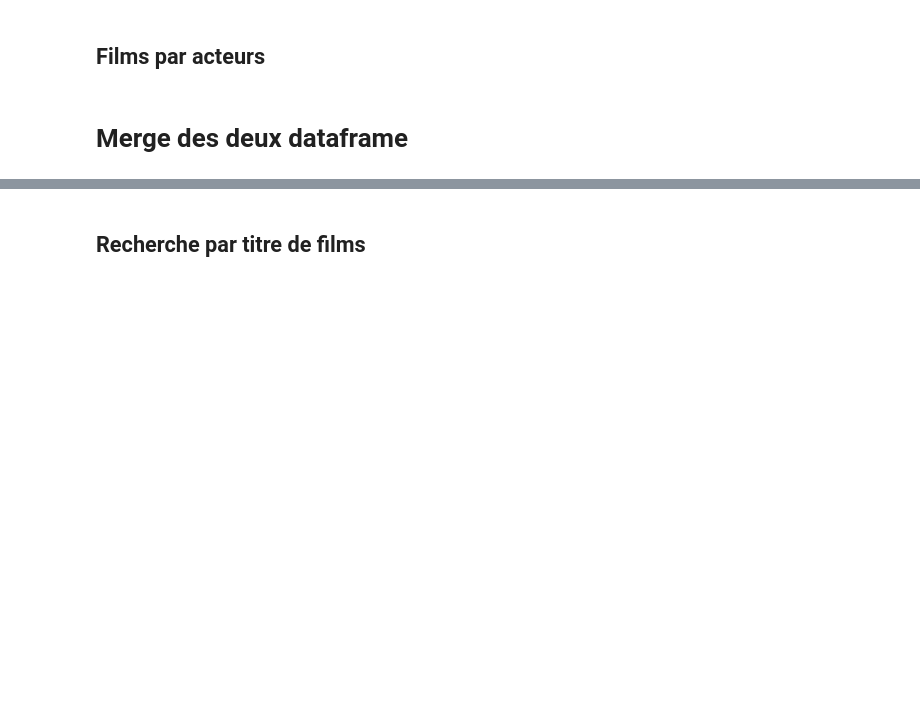
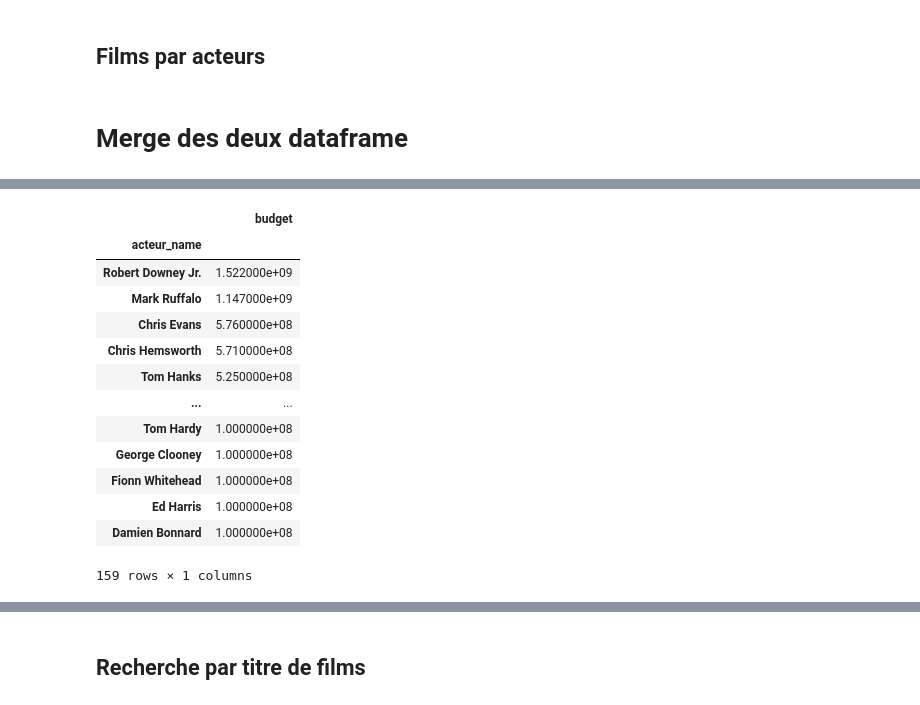
Before and after one commit to OscarTou/CinePred, a Jupyter notebook: notebooks/PLOT et Création de features.ipynb, the cells around one changed output, grey strips where cells are left out. Cells and saved outputs as stored; diff of their text form; code cells hidden in the pictures; blank space fills up the shorter version.

```diff
--- a/notebooks/PLOT et Création de features.ipynb
+++ b/notebooks/PLOT et Création de features.ipynb
@@ -205,3 +205,18 @@ len(acteurs_df_cat['acteur_name'].unique())
 # %%
-acteurs_df_cat[['acteur_name','budget']].groupby(by='acteur_name').sum().sort_values(by="budget", ascending=False).head(159)
+# acteurs_df_cat[['acteur_name','budget']].groupby(by='acteur_name').sum().sort_values(by="budget", ascending=False).head(159)
+# %% [output]
+|  | budget |
+| acteur_name |  |
+| Robert Downey Jr. | 1.522000e+09 |
+| Mark Ruffalo | 1.147000e+09 |
+| Chris Evans | 5.760000e+08 |
+| Chris Hemsworth | 5.710000e+08 |
+| Tom Hanks | 5.250000e+08 |
+| ... | ... |
+| Tom Hardy | 1.000000e+08 |
+| George Clooney | 1.000000e+08 |
+| Fionn Whitehead | 1.000000e+08 |
+| Ed Harris | 1.000000e+08 |
+| Damien Bonnard | 1.000000e+08 |
+159 rows × 1 columns
 # %%
```
Also changed, not shown: parts of 21 cells of this notebook, 8 other files.
